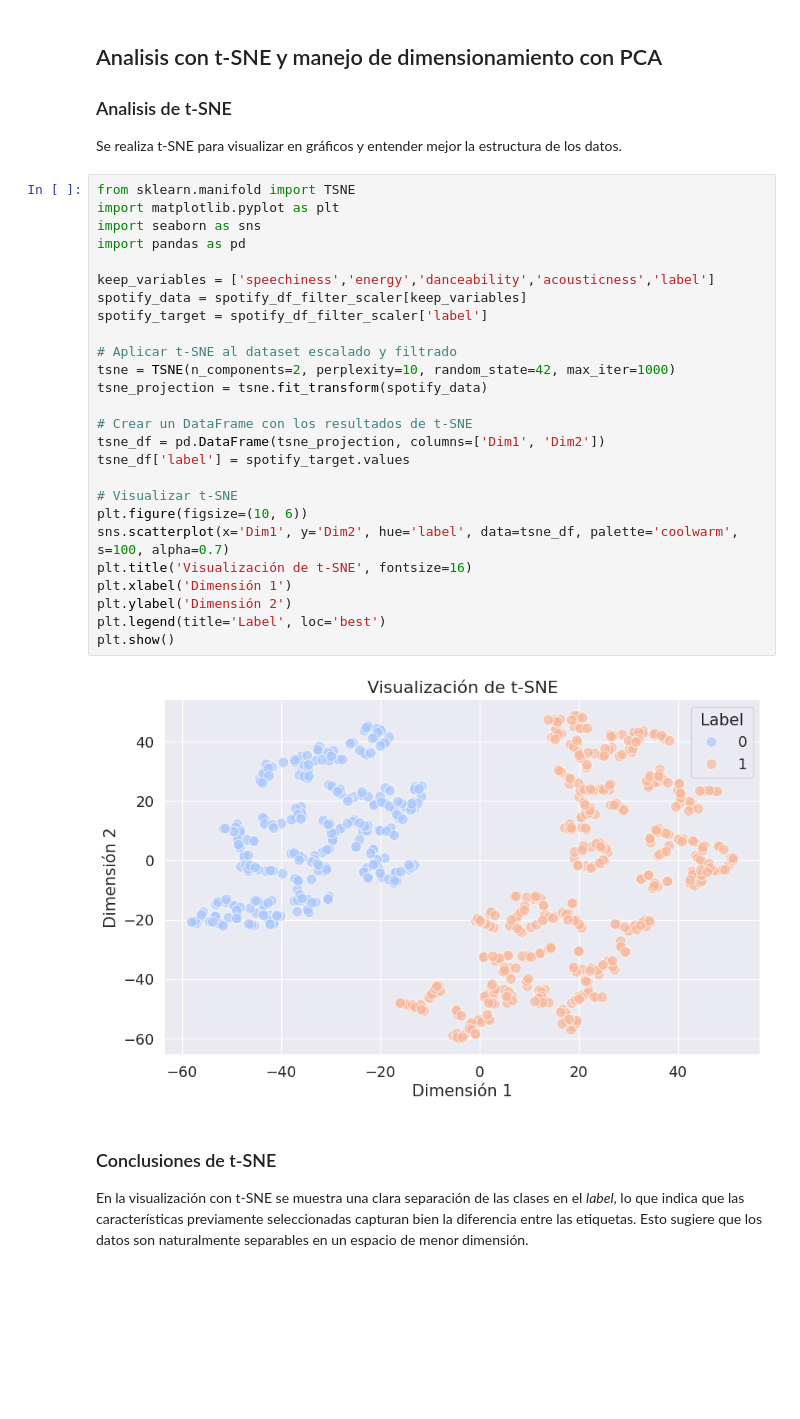
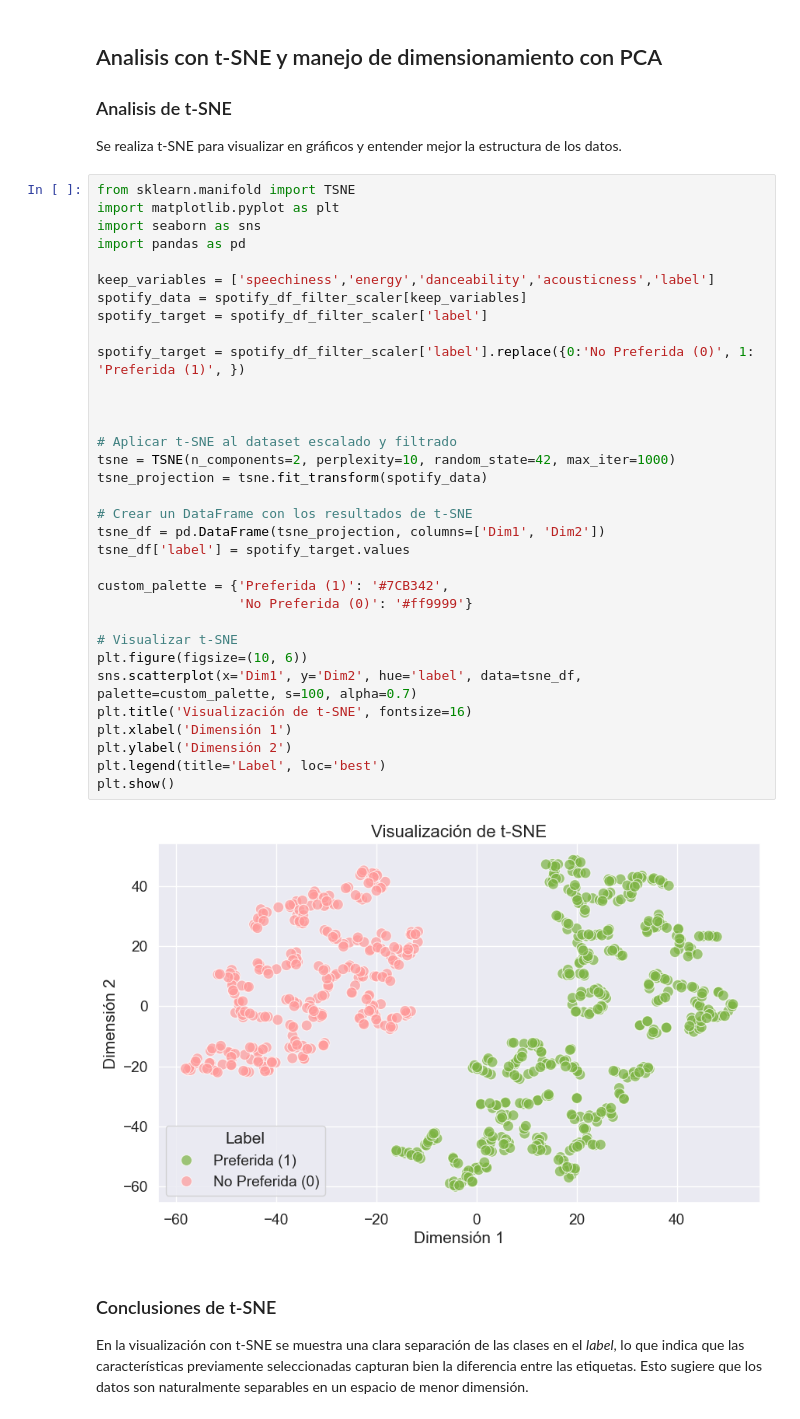
Before and after one commit to luciano106/CEIA-AMq1, a Jupyter notebook: TP_FINAL/tp_final.ipynb, the cells around one changed output. Saved outputs shown, nothing was run; the diff lists cells and outputs as text; blank space fills up the shorter version.

```diff
--- a/TP_FINAL/tp_final.ipynb
+++ b/TP_FINAL/tp_final.ipynb
@@ -1428,31 +1428,38 @@ Se realiza t-SNE para visualizar en gráficos y entender mejor la estructura de
 # %%
 from sklearn.manifold import TSNE
 import matplotlib.pyplot as plt
 import seaborn as sns
 import pandas as pd
 
 keep_variables = ['speechiness','energy','danceability','acousticness','label']
 spotify_data = spotify_df_filter_scaler[keep_variables]
 spotify_target = spotify_df_filter_scaler['label']
 
+spotify_target = spotify_df_filter_scaler['label'].replace({0:'No Preferida (0)', 1: 'Preferida (1)', })
+
+
+
 # Aplicar t-SNE al dataset escalado y filtrado
 tsne = TSNE(n_components=2, perplexity=10, random_state=42, max_iter=1000)
 tsne_projection = tsne.fit_transform(spotify_data)
 
 # Crear un DataFrame con los resultados de t-SNE
 tsne_df = pd.DataFrame(tsne_projection, columns=['Dim1', 'Dim2'])
 tsne_df['label'] = spotify_target.values
 
+custom_palette = {'Preferida (1)': '#7CB342',
+                  'No Preferida (0)': '#ff9999'}
+
 # Visualizar t-SNE
 plt.figure(figsize=(10, 6))
-sns.scatterplot(x='Dim1', y='Dim2', hue='label', data=tsne_df, palette='coolwarm', s=100, alpha=0.7)
+sns.scatterplot(x='Dim1', y='Dim2', hue='label', data=tsne_df, palette=custom_palette, s=100, alpha=0.7)
 plt.title('Visualización de t-SNE', fontsize=16)
 plt.xlabel('Dimensión 1')
 plt.ylabel('Dimensión 2')
 plt.legend(title='Label', loc='best')
 plt.show()
 # %% [output]
-[figure, old version]
+[figure, new version]
 # %% [markdown]
 ### Conclusiones de t-SNE
 En la visualización con t-SNE se muestra una clara separación de las clases en el *label*, lo que indica que las características previamente seleccionadas capturan bien la diferencia entre las etiquetas. Esto sugiere que los datos son naturalmente separables en un espacio de menor dimensión.
```
Also changed, not shown: parts of 2 cells of this notebook.
